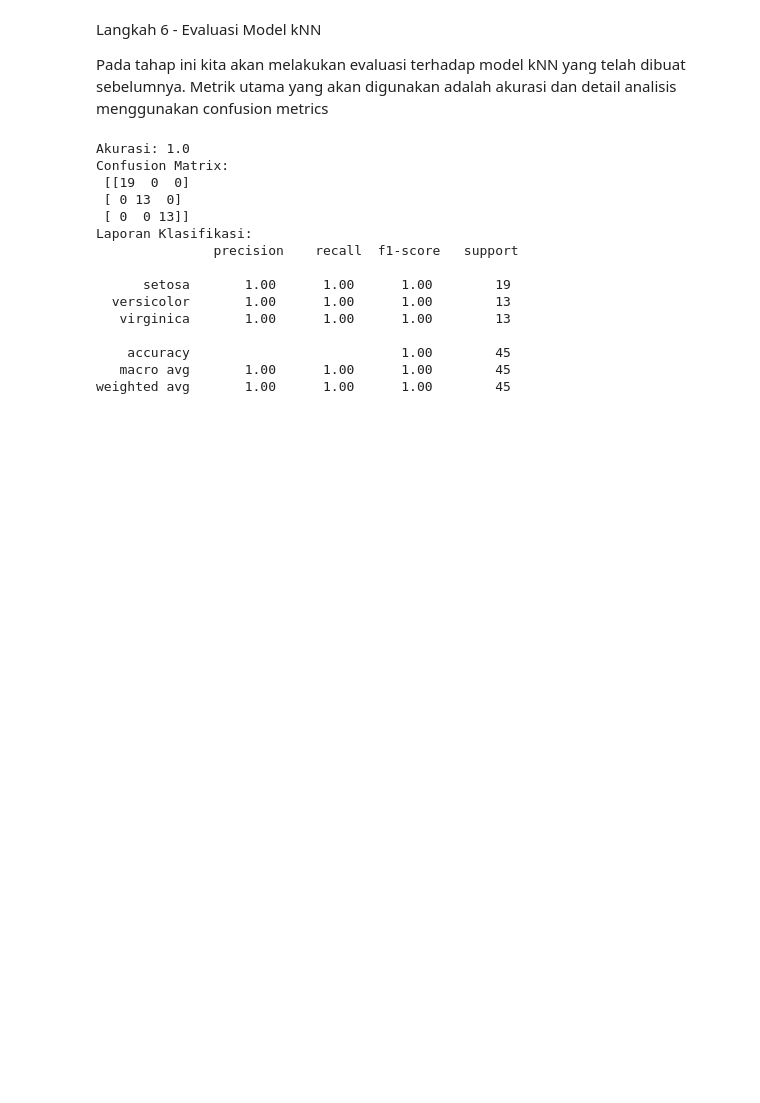
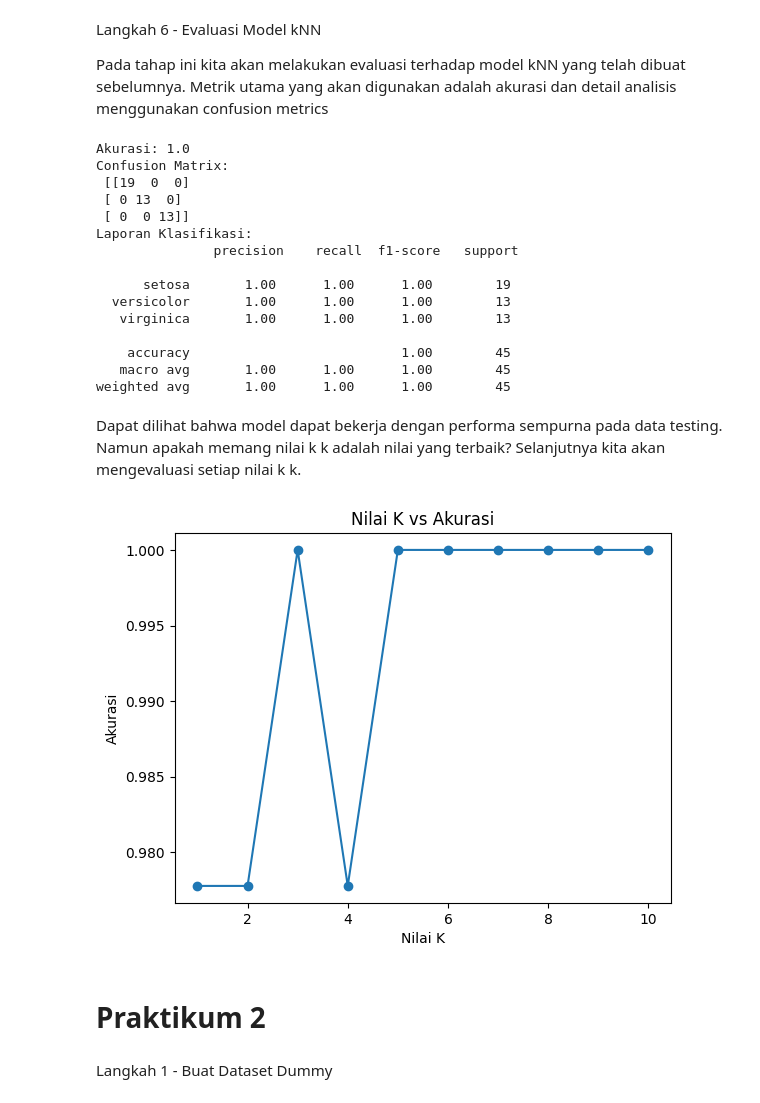
Before and after one commit to ErikRidhoFirm/Pembelajaran-Mesin_Ganjil_2025, a Jupyter notebook: Pembalajaran_Mesin_Praktikum10.ipynb, the cells around one changed output. Drawn from its saved outputs; the diff is of its cells as text; code cells hidden in the pictures; blank space fills up the shorter version.

Commit message:
Praktikum 2 Langkah 1 - Buat Dataset Dummy

```diff
--- a/Pembalajaran_Mesin_Praktikum10.ipynb
+++ b/Pembalajaran_Mesin_Praktikum10.ipynb
@@ -110,3 +112,27 @@ Laporan Klasifikasi:
     accuracy                           1.00        45
    macro avg       1.00      1.00      1.00        45
 weighted avg       1.00      1.00      1.00        45
+# %% [markdown]
+Dapat dilihat bahwa model dapat bekerja dengan performa sempurna pada data testing. Namun apakah memang nilai
+k
+k adalah nilai yang terbaik? Selanjutnya kita akan mengevaluasi setiap nilai
+k
+k.
+# %%
+acc = []
+for k in range(1, 11):
+    model = KNeighborsClassifier(n_neighbors=k)
+    model.fit(X_train, y_train)
+    acc.append(model.score(X_test, y_test))
+
+plt.plot(range(1, 11), acc, marker='o')
+plt.title('Nilai K vs Akurasi')
+plt.xlabel('Nilai K')
+plt.ylabel('Akurasi')
+plt.show()
+# %% [output]
+[figure, added]
+# %% [markdown]
+# **Praktikum 2**
+# %% [markdown]
+Langkah 1 - Buat Dataset Dummy
```
Also changed, not shown: parts of 2 cells of this notebook.
